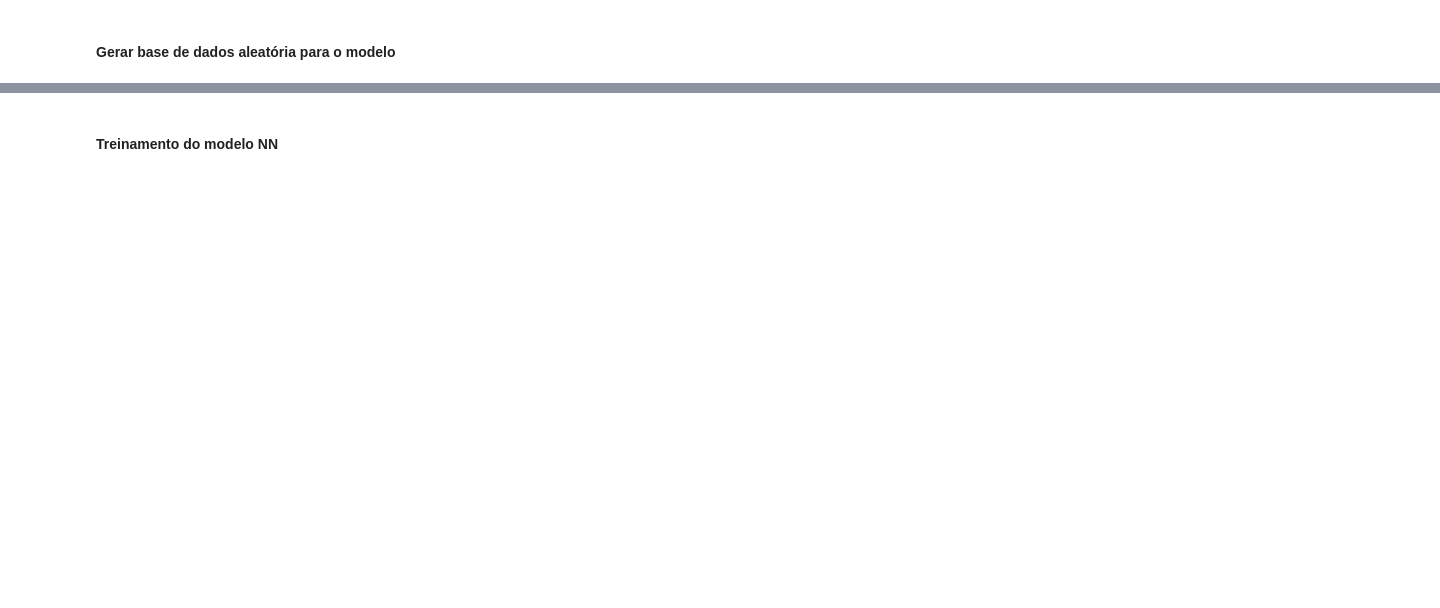
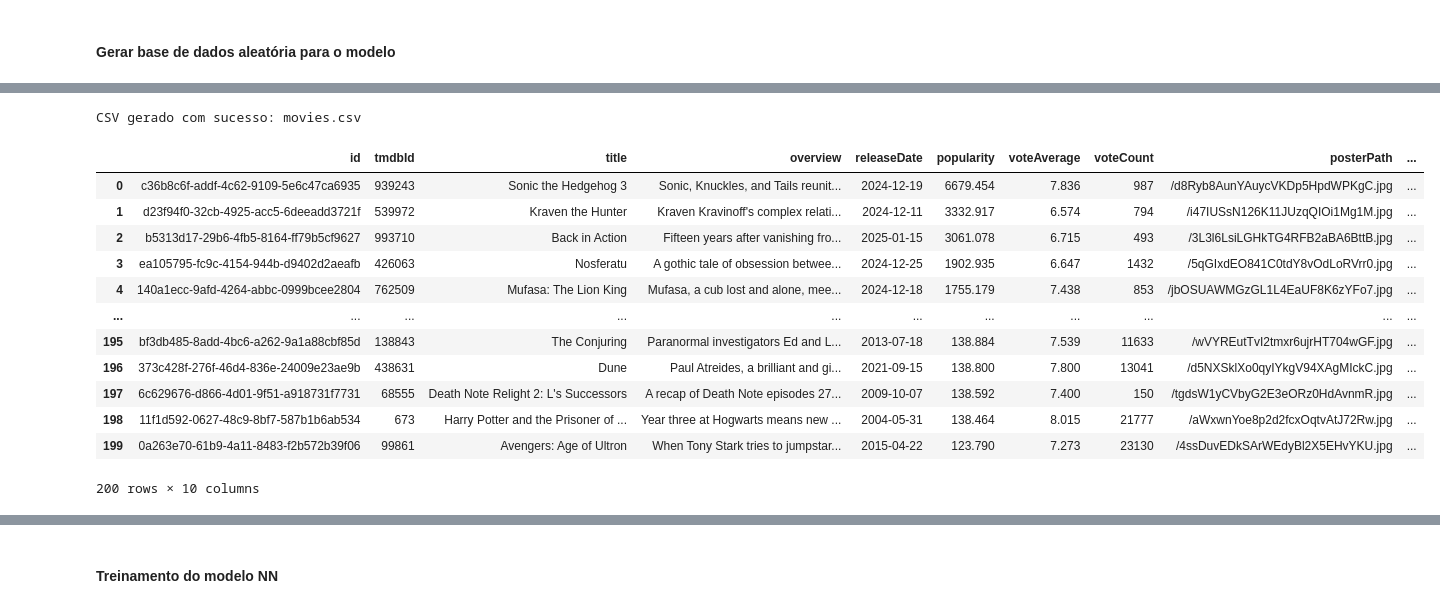
Before and after one commit to pedromelobitencourt/Movie-Recommender-System, a Jupyter notebook: ml-api/model/model.ipynb, the cells around one changed output, grey strips where cells are left out. Cells and saved outputs as stored; diff of their text form; code cells hidden in the pictures; blank space fills up the shorter version.

```diff
--- a/ml-api/model/model.ipynb
+++ b/ml-api/model/model.ipynb
@@ -72,0 +7,58 @@ Bases de dados geradas: users.csv, movies.csv, interactions.csv
+# %%
+import json
+import csv
+import pandas as pd
+
+# Caminho para o arquivo JSON de entrada e CSV de saída
+input_json_file = "movies.json"  # Substitua pelo nome do seu arquivo JSON
+output_csv_file = "movies.csv"
+movies_df = None
+
+# Função para converter o JSON em CSV
+def generate_movies(input_file, output_file):
+    try:
+        # Carregar o JSON
+        with open(input_file, "r", encoding="utf-8") as json_file:
+            movies = json.load(json_file)
+
+        # Abrir o arquivo CSV para escrita
+        with open(output_file, "w", encoding="utf-8", newline="") as csv_file:
+            writer = csv.writer(csv_file)
+
+            # Escrever o cabeçalho
+            writer.writerow(["movieId", "title", "genres"])
+
+            # Processar cada filme e escrever no CSV
+            for movie in movies:
+                movie_id = movie.get("id")
+                title = movie.get("title")
+                genres = ", ".join(movie.get("genres", []))  # Unir os gêneros como string separada por vírgula
+
+                writer.writerow([movie_id, title, genres])
+
+        print(f"CSV gerado com sucesso: {output_file}")
+        movies_df = pd.DataFrame(movies)
+        return movies_df
+    except Exception as e:
+        print(f"Erro ao processar o arquivo: {e}")
+
+# Executar a função
+movies_df = generate_movies(input_json_file, output_csv_file)
+# %% [output]
+CSV gerado com sucesso: movies.csv
+# %%
+movies_df
+# %% [output]
+|  | id | tmdbId | title | overview | releaseDate | popularity | voteAverage | voteCount | posterPath | ... |
+| 0 | c36b8c6f-addf-4c62-9109-5e6c47ca6935 | 939243 | Sonic the Hedgehog 3 | Sonic, Knuckles, and Tails reunit... | 2024-12-19 | 6679.454 | 7.836 | 987 | /d8Ryb8AunYAuycVKDp5HpdWPKgC.jpg | ... |
+| 1 | d23f94f0-32cb-4925-acc5-6deeadd3721f | 539972 | Kraven the Hunter | Kraven Kravinoff's complex relati... | 2024-12-11 | 3332.917 | 6.574 | 794 | /i47IUSsN126K11JUzqQIOi1Mg1M.jpg | ... |
+| 2 | b5313d17-29b6-4fb5-8164-ff79b5cf9627 | 993710 | Back in Action | Fifteen years after vanishing fro... | 2025-01-15 | 3061.078 | 6.715 | 493 | /3L3l6LsiLGHkTG4RFB2aBA6BttB.jpg | ... |
+| 3 | ea105795-fc9c-4154-944b-d9402d2aeafb | 426063 | Nosferatu | A gothic tale of obsession betwee... | 2024-12-25 | 1902.935 | 6.647 | 1432 | /5qGIxdEO841C0tdY8vOdLoRVrr0.jpg | ... |
+| 4 | 140a1ecc-9afd-4264-abbc-0999bcee2804 | 762509 | Mufasa: The Lion King | Mufasa, a cub lost and alone, mee... | 2024-12-18 | 1755.179 | 7.438 | 853 | /jbOSUAWMGzGL1L4EaUF8K6zYFo7.jpg | ... |
+| ... | ... | ... | ... | ... | ... | ... | ... | ... | ... | ... |
+| 195 | bf3db485-8add-4bc6-a262-9a1a88cbf85d | 138843 | The Conjuring | Paranormal investigators Ed and L... | 2013-07-18 | 138.884 | 7.539 | 11633 | /wVYREutTvI2tmxr6ujrHT704wGF.jpg | ... |
+| 196 | 373c428f-276f-46d4-836e-24009e23ae9b | 438631 | Dune | Paul Atreides, a brilliant and gi... | 2021-09-15 | 138.800 | 7.800 | 13041 | /d5NXSklXo0qyIYkgV94XAgMIckC.jpg | ... |
+| 197 | 6c629676-d866-4d01-9f51-a918731f7731 | 68555 | Death Note Relight 2: L's Successors | A recap of Death Note episodes 27... | 2009-10-07 | 138.592 | 7.400 | 150 | /tgdsW1yCVbyG2E3eORz0HdAvnmR.jpg | ... |
+| 198 | 11f1d592-0627-48c9-8bf7-587b1b6ab534 | 673 | Harry Potter and the Prisoner of ... | Year three at Hogwarts means new ... | 2004-05-31 | 138.464 | 8.015 | 21777 | /aWxwnYoe8p2d2fcxOqtvAtJ72Rw.jpg | ... |
+| 199 | 0a263e70-61b9-4a11-8483-f2b572b39f06 | 99861 | Avengers: Age of Ultron | When Tony Stark tries to jumpstar... | 2015-04-22 | 123.790 | 7.273 | 23130 | /4ssDuvEDkSArWEdyBl2X5EHvYKU.jpg | ... |
+200 rows × 10 columns
```
Also changed, not shown: parts of 10 cells of this notebook, 7 other files.
